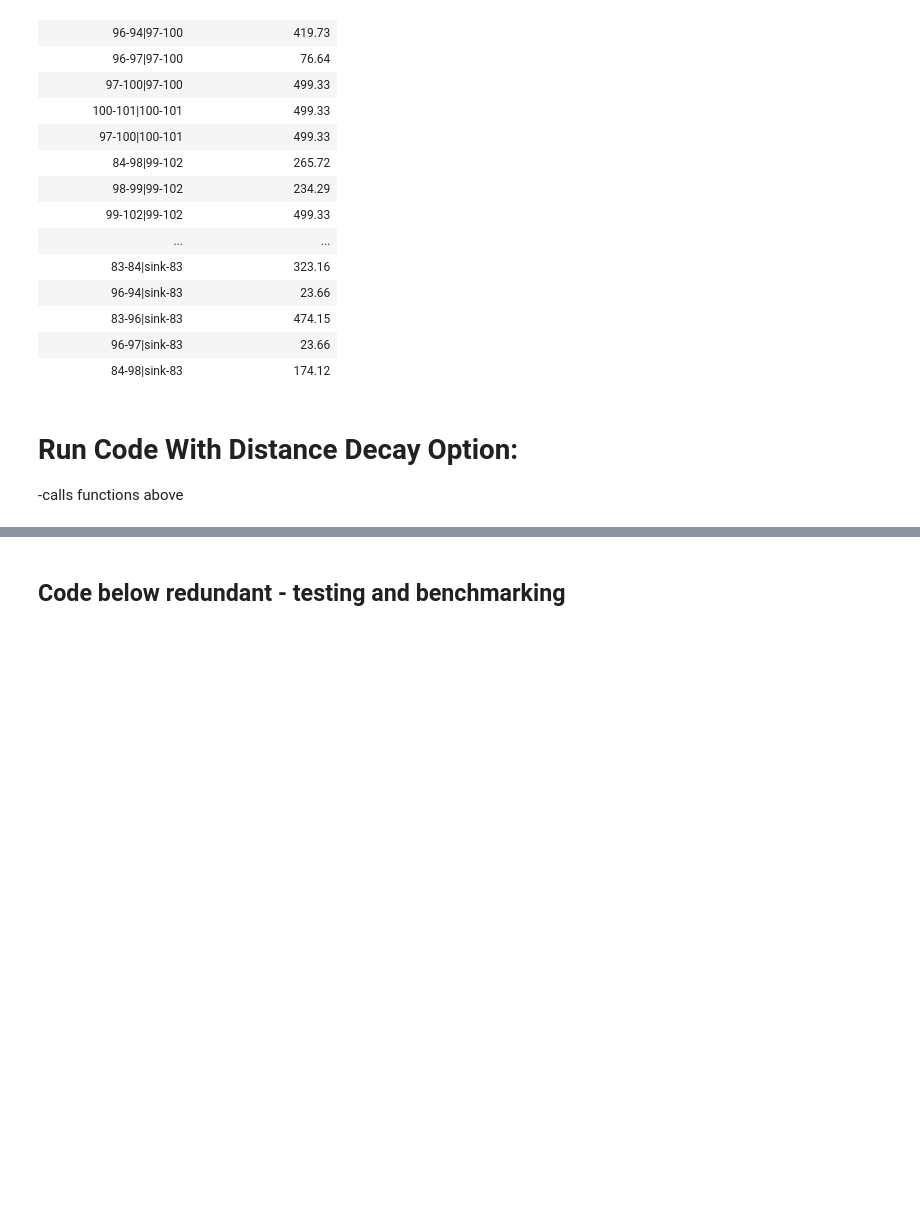
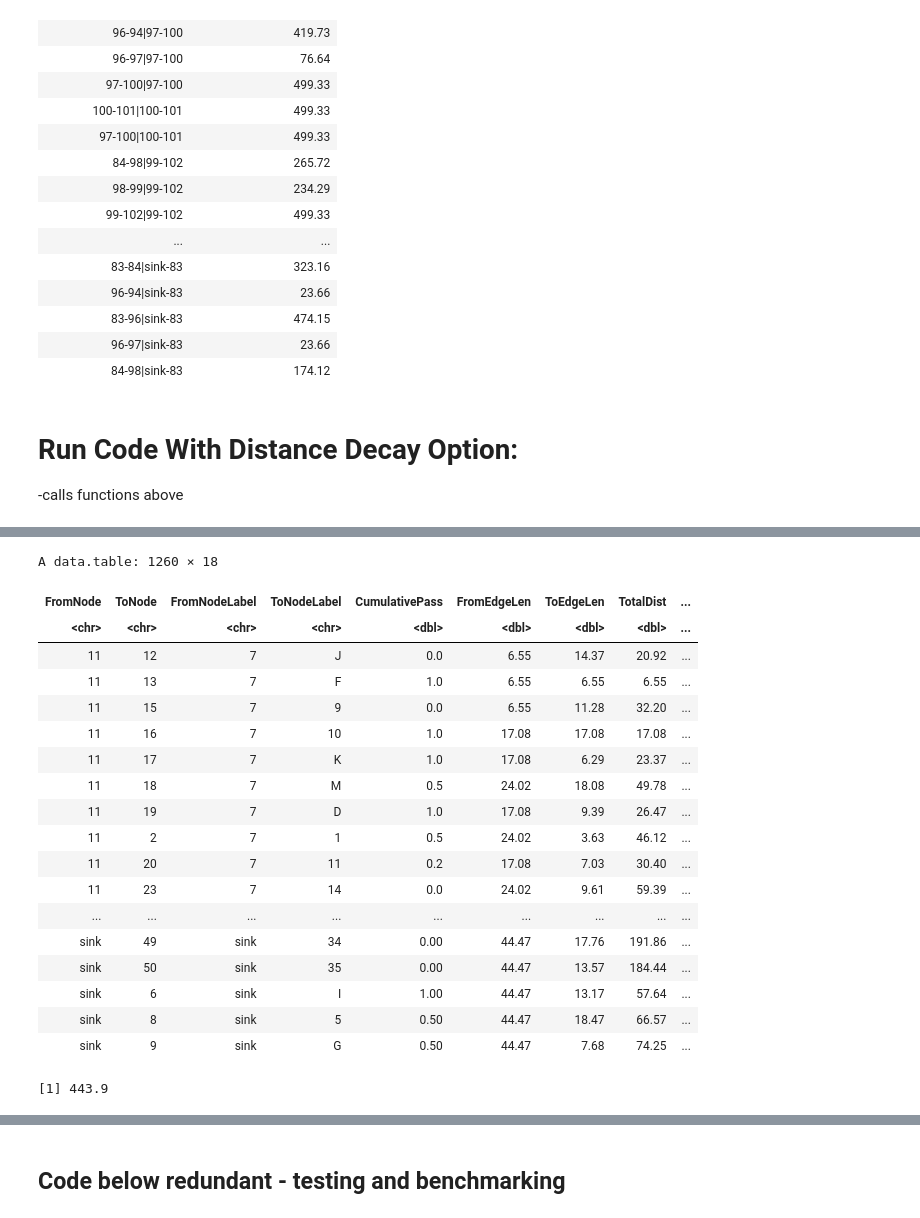
Before and after one commit to goldford/DCI-R-Code-2020, a Jupyter notebook: Dev/DCI Code for Distance Decay 2020.ipynb, the cells around one changed output, grey strips where cells are left out. Saved outputs shown, nothing was run; the diff lists cells and outputs as text; code cells hidden in the pictures; blank space fills up the shorter version.

```diff
--- a/Dev/DCI Code for Distance Decay 2020.ipynb
+++ b/Dev/DCI Code for Distance Decay 2020.ipynb
@@ -1288,0 +1341,26 @@ A data.table: 11 × 2
+# %%
+sum_tab_2020
+# %% [output]
+A data.table: 1260 × 18
+| FromNode | ToNode | FromNodeLabel | ToNodeLabel | CumulativePass | FromEdgeLen | ToEdgeLen | TotalDist | ... |
+| <chr> | <chr> | <chr> | <chr> | <dbl> | <dbl> | <dbl> | <dbl> | ... |
+| 11 | 12 | 7 | J | 0.0 | 6.55 | 14.37 | 20.92 | ... |
+| 11 | 13 | 7 | F | 1.0 | 6.55 | 6.55 | 6.55 | ... |
+| 11 | 15 | 7 | 9 | 0.0 | 6.55 | 11.28 | 32.20 | ... |
+| 11 | 16 | 7 | 10 | 1.0 | 17.08 | 17.08 | 17.08 | ... |
+| 11 | 17 | 7 | K | 1.0 | 17.08 | 6.29 | 23.37 | ... |
+| 11 | 18 | 7 | M | 0.5 | 24.02 | 18.08 | 49.78 | ... |
+| 11 | 19 | 7 | D | 1.0 | 17.08 | 9.39 | 26.47 | ... |
+| 11 | 2 | 7 | 1 | 0.5 | 24.02 | 3.63 | 46.12 | ... |
+| 11 | 20 | 7 | 11 | 0.2 | 17.08 | 7.03 | 30.40 | ... |
+| 11 | 23 | 7 | 14 | 0.0 | 24.02 | 9.61 | 59.39 | ... |
+| ... | ... | ... | ... | ... | ... | ... | ... | ... |
+| sink | 49 | sink | 34 | 0.00 | 44.47 | 17.76 | 191.86 | ... |
+| sink | 50 | sink | 35 | 0.00 | 44.47 | 13.57 | 184.44 | ... |
+| sink | 6 | sink | I | 1.00 | 44.47 | 13.17 | 57.64 | ... |
+| sink | 8 | sink | 5 | 0.50 | 44.47 | 18.47 | 66.57 | ... |
+| sink | 9 | sink | G | 0.50 | 44.47 | 7.68 | 74.25 | ... |
+# %%
+totallength
+# %% [output]
+[1] 443.9
```
Also changed, not shown: parts of 9 cells of this notebook, 22 other files.
